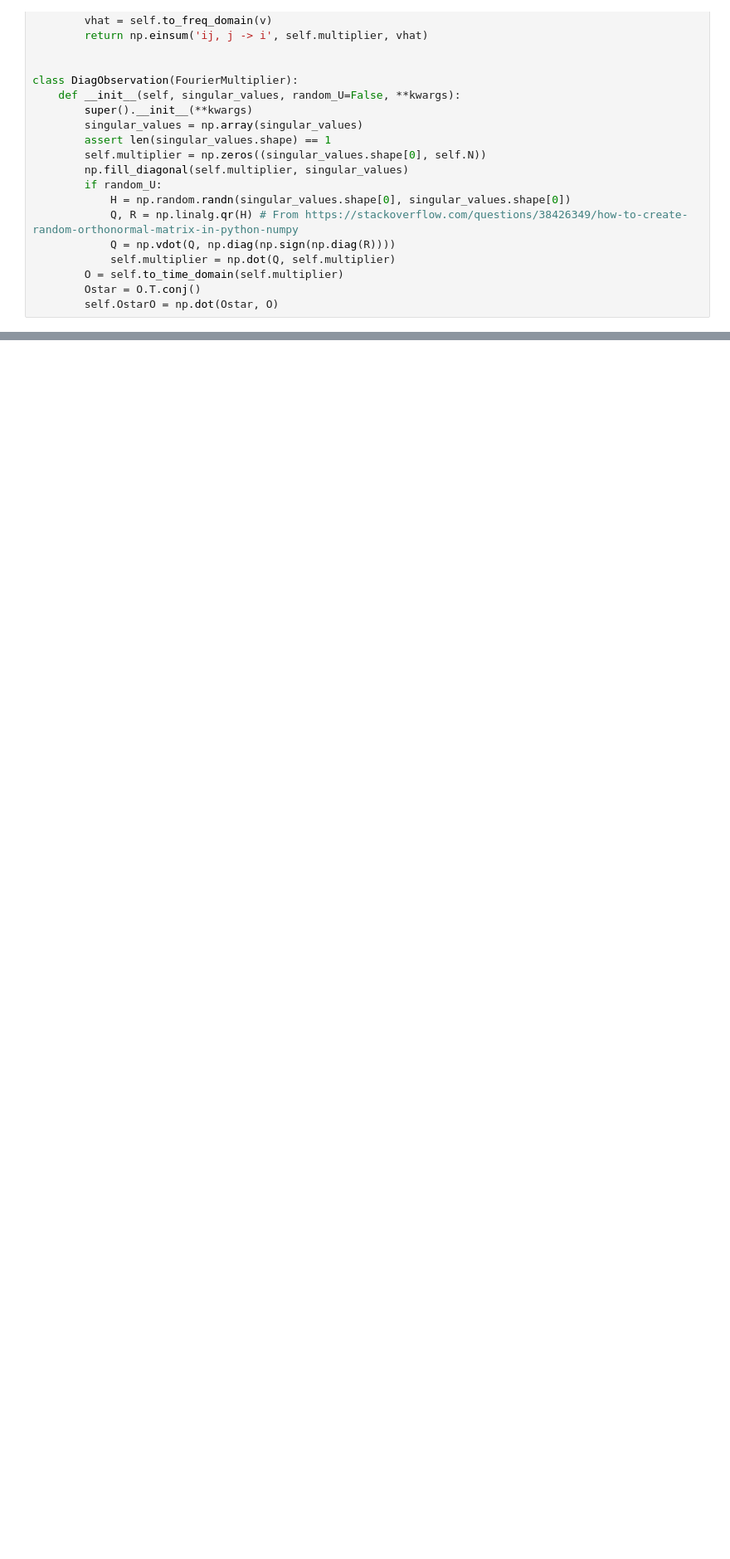
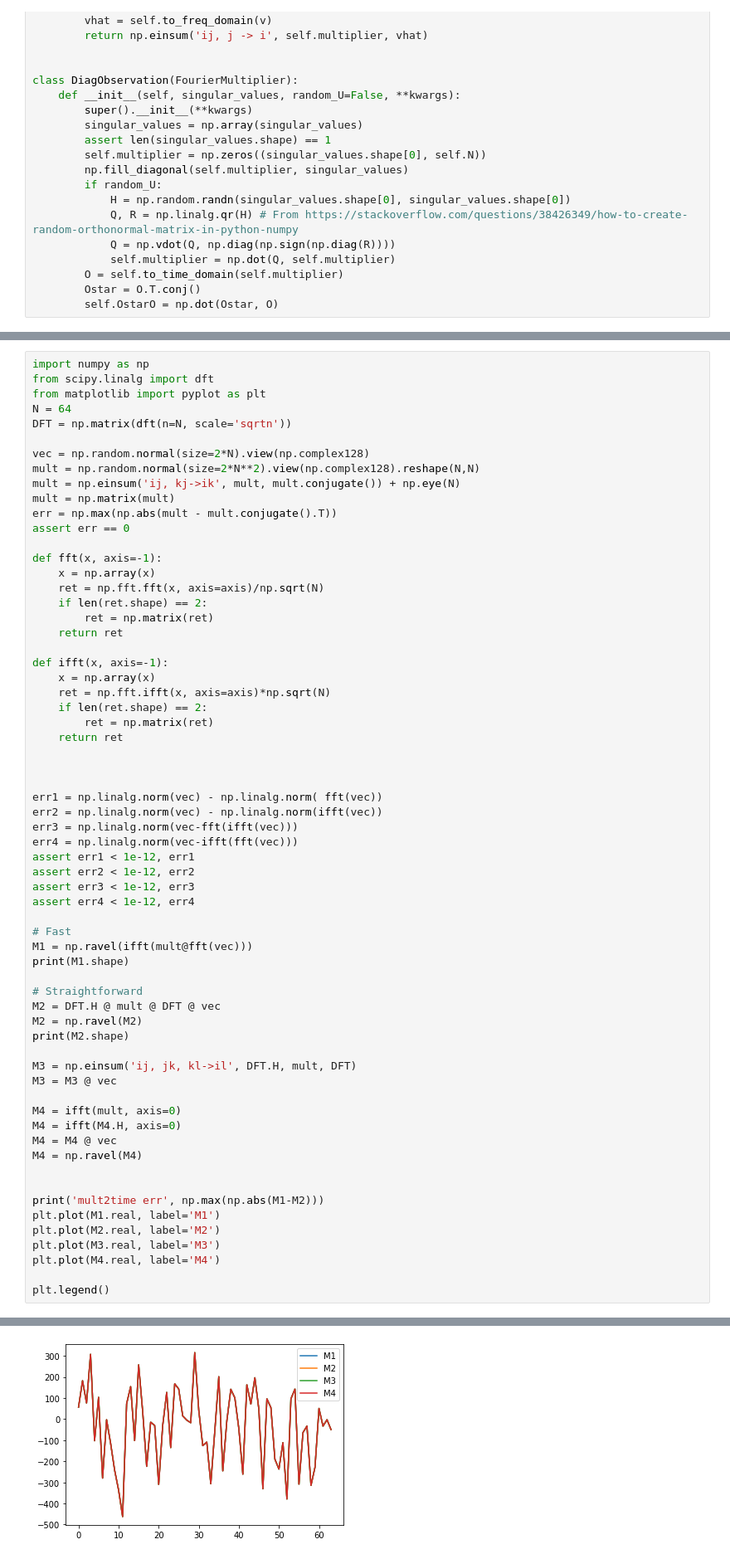
Before and after one commit to yairdaon/OED, a Jupyter notebook: heat.ipynb, the cells around one changed output, grey strips where cells are left out. Shown at 83% size. Saved outputs shown, nothing was run; the diff lists cells and outputs as text; blank space fills up the shorter version.

```diff
--- a/heat.ipynb
+++ b/heat.ipynb
@@ -296,0 +325,65 @@ fwd.eigenfunction(3)(np.array([4,5,4]))
+# %%
+import numpy as np
+from scipy.linalg import dft
+from matplotlib import pyplot as plt
+N = 64
+DFT = np.matrix(dft(n=N, scale='sqrtn'))
+
+vec = np.random.normal(size=2*N).view(np.complex128)
+mult = np.random.normal(size=2*N**2).view(np.complex128).reshape(N,N)
+mult = np.einsum('ij, kj->ik', mult, mult.conjugate()) + np.eye(N)
+mult = np.matrix(mult)
+err = np.max(np.abs(mult - mult.conjugate().T))
+assert err == 0
+
+def fft(x, axis=-1):
+    x = np.array(x)
+    ret = np.fft.fft(x, axis=axis)/np.sqrt(N)
+    if len(ret.shape) == 2:
+        ret = np.matrix(ret)
+    return ret
+
+def ifft(x, axis=-1):
+    x = np.array(x)
+    ret = np.fft.ifft(x, axis=axis)*np.sqrt(N)
+    if len(ret.shape) == 2:
+        ret = np.matrix(ret)
+    return ret
+
+
+
+err1 = np.linalg.norm(vec) - np.linalg.norm( fft(vec))
+err2 = np.linalg.norm(vec) - np.linalg.norm(ifft(vec))
+err3 = np.linalg.norm(vec-fft(ifft(vec)))
+err4 = np.linalg.norm(vec-ifft(fft(vec)))
+assert err1 < 1e-12, err1
+assert err2 < 1e-12, err2
+assert err3 < 1e-12, err3
+assert err4 < 1e-12, err4
+
+# Fast
+M1 = np.ravel(ifft(mult@fft(vec)))
+print(M1.shape)
+
+# Straightforward
+M2 = DFT.H @ mult @ DFT @ vec
+M2 = np.ravel(M2)
+print(M2.shape)
+
+M3 = np.einsum('ij, jk, kl->il', DFT.H, mult, DFT)
+M3 = M3 @ vec
+
+M4 = ifft(mult, axis=0)
+M4 = ifft(M4.H, axis=0)
+M4 = M4 @ vec
+M4 = np.ravel(M4)
+
+
+print('mult2time err', np.max(np.abs(M1-M2)))
+plt.plot(M1.real, label='M1')
+plt.plot(M2.real, label='M2')
+plt.plot(M3.real, label='M3')
+plt.plot(M4.real, label='M4')
+
+plt.legend()
+# %% [output]
@@ -296,0 +394 @@ fwd.eigenfunction(3)(np.array([4,5,4]))
+[figure, added]
```
Also changed, not shown: parts of 13 cells of this notebook.
